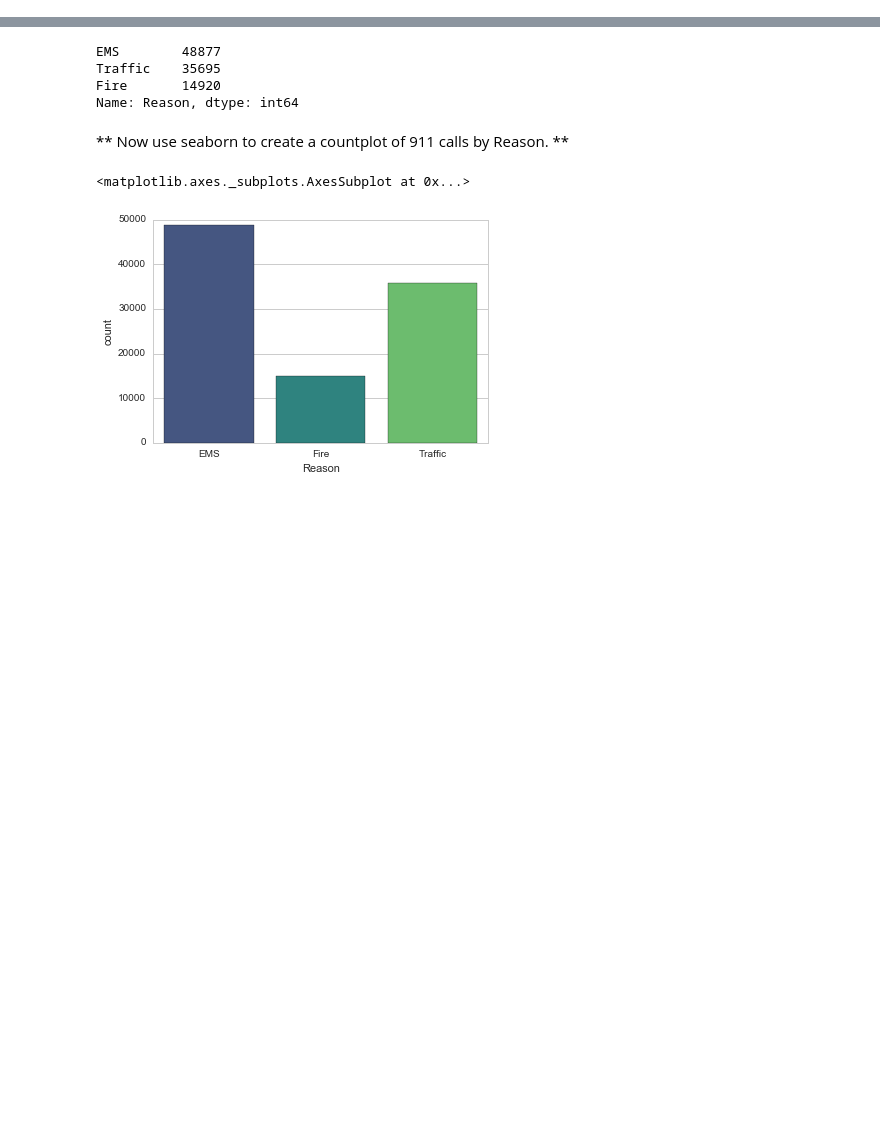
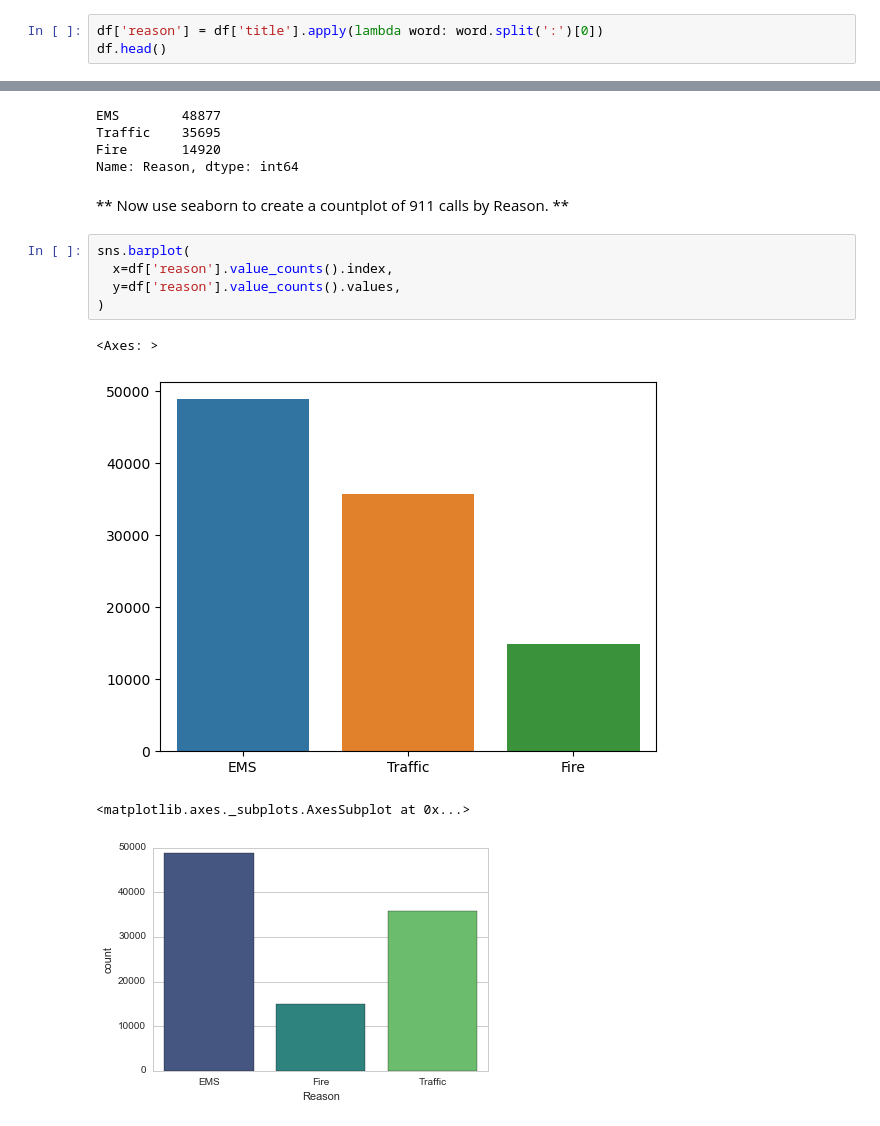
Before and after one commit to LuisReyes98/udemy-machine-learning, a Jupyter notebook: 10-Data-Capstone-Projects/01-911 Calls Data Capstone Project.ipynb, the cells around one changed output, grey strips where cells are left out. Cells and saved outputs as stored; diff of their text form; blank space fills up the shorter version.

```diff
--- a/10-Data-Capstone-Projects/01-911 Calls Data Capstone Project.ipynb
+++ b/10-Data-Capstone-Projects/01-911 Calls Data Capstone Project.ipynb
@@ -147,3 +147,6 @@ df['title'].nunique()
 ** In the titles column there are "Reasons/Departments" specified before the title code. These are EMS, Fire, and Traffic. Use .apply() with a custom lambda expression to create a new column called "Reason" that contains this string value.**
 
 **For example, if the title column value is EMS: BACK PAINS/INJURY , the Reason column value would be EMS. **
+# %%
+df['reason'] = df['title'].apply(lambda word: word.split(':')[0])
+df.head()
@@ -157,6 +174,14 @@ Fire       14920
 Name: Reason, dtype: int64
 # %% [markdown]
 ** Now use seaborn to create a countplot of 911 calls by Reason. **
+# %%
+sns.barplot(
+  x=df['reason'].value_counts().index,
+  y=df['reason'].value_counts().values,
+)
+# %% [output]
+<Axes: >
+[figure, added]
 # %%
 # %% [output]
 <matplotlib.axes._subplots.AxesSubplot at 0x...>
```
Also changed, not shown: parts of 38 cells of this notebook.
